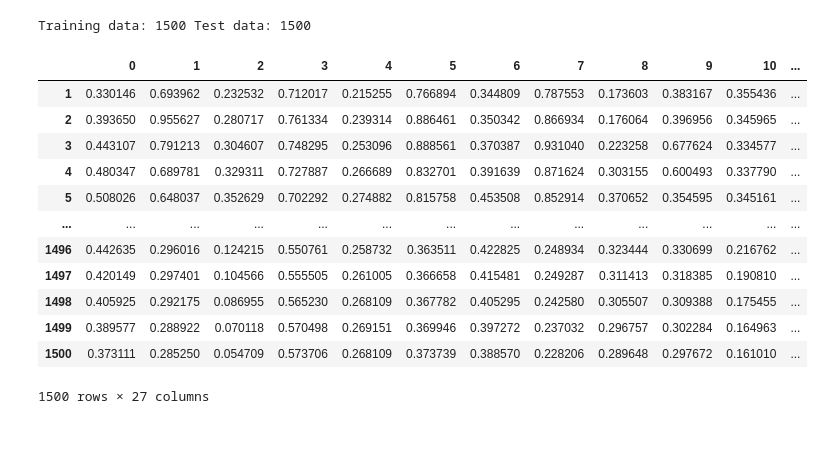
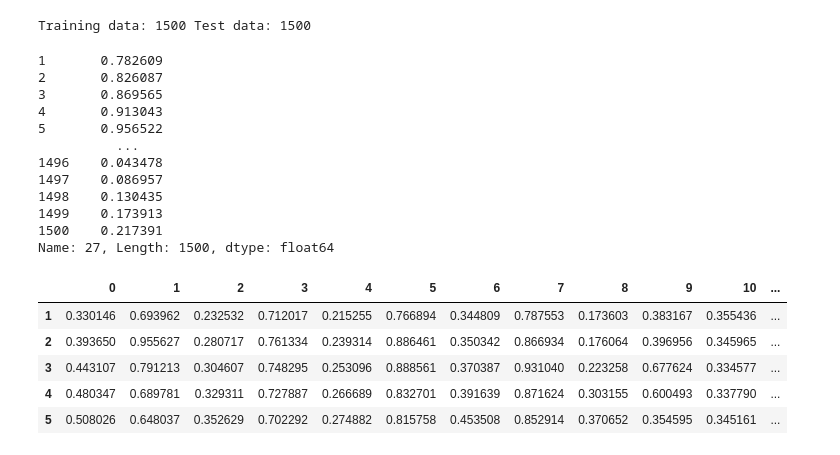
Before and after one commit to nchand/predict-energy-use, a Jupyter notebook: ep_nn.ipynb, the cells around one changed output. Saved outputs shown, nothing was run; the diff lists cells and outputs as text; code cells hidden in the pictures.

```diff
--- a/ep_nn.ipynb
+++ b/ep_nn.ipynb
@@ -87,20 +47,25 @@ print(f'Training data: {len(train_data)} Test data: {len(test_data)}')
 # %% [output]
 Training data: 1500 Test data: 1500
 # %%
-target = train_data.pop(train_data.columns[len(train_data.columns)-1])
-dataset = tf.data.Dataset.from_tensor_slices((train_data.values, target.values))
-train_data
+train_result = train_data.pop(train_data.columns[len(train_data.columns)-1])
+print(train_result)
+train_data.head()
 # %% [output]
+1       0.782609
+2       0.826087
+3       0.869565
+4       0.913043
+5       0.956522
+          ...
+1496    0.043478
+1497    0.086957
+1498    0.130435
+1499    0.173913
+1500    0.217391
+Name: 27, Length: 1500, dtype: float64
 |  | 0 | 1 | 2 | 3 | 4 | 5 | 6 | 7 | 8 | 9 | 10 | ... |
 | 1 | 0.330146 | 0.693962 | 0.232532 | 0.712017 | 0.215255 | 0.766894 | 0.344809 | 0.787553 | 0.173603 | 0.383167 | 0.355436 | ... |
 | 2 | 0.393650 | 0.955627 | 0.280717 | 0.761334 | 0.239314 | 0.886461 | 0.350342 | 0.866934 | 0.176064 | 0.396956 | 0.345965 | ... |
 | 3 | 0.443107 | 0.791213 | 0.304607 | 0.748295 | 0.253096 | 0.888561 | 0.370387 | 0.931040 | 0.223258 | 0.677624 | 0.334577 | ... |
 | 4 | 0.480347 | 0.689781 | 0.329311 | 0.727887 | 0.266689 | 0.832701 | 0.391639 | 0.871624 | 0.303155 | 0.600493 | 0.337790 | ... |
 | 5 | 0.508026 | 0.648037 | 0.352629 | 0.702292 | 0.274882 | 0.815758 | 0.453508 | 0.852914 | 0.370652 | 0.354595 | 0.345161 | ... |
-| ... | ... | ... | ... | ... | ... | ... | ... | ... | ... | ... | ... | ... |
-| 1496 | 0.442635 | 0.296016 | 0.124215 | 0.550761 | 0.258732 | 0.363511 | 0.422825 | 0.248934 | 0.323444 | 0.330699 | 0.216762 | ... |
-| 1497 | 0.420149 | 0.297401 | 0.104566 | 0.555505 | 0.261005 | 0.366658 | 0.415481 | 0.249287 | 0.311413 | 0.318385 | 0.190810 | ... |
-| 1498 | 0.405925 | 0.292175 | 0.086955 | 0.565230 | 0.268109 | 0.367782 | 0.405295 | 0.242580 | 0.305507 | 0.309388 | 0.175455 | ... |
-| 1499 | 0.389577 | 0.288922 | 0.070118 | 0.570498 | 0.269151 | 0.369946 | 0.397272 | 0.237032 | 0.296757 | 0.302284 | 0.164963 | ... |
-| 1500 | 0.373111 | 0.285250 | 0.054709 | 0.573706 | 0.268109 | 0.373739 | 0.388570 | 0.228206 | 0.289648 | 0.297672 | 0.161010 | ... |
-1500 rows × 27 columns
```
Also changed, not shown: parts of 12 cells of this notebook.
